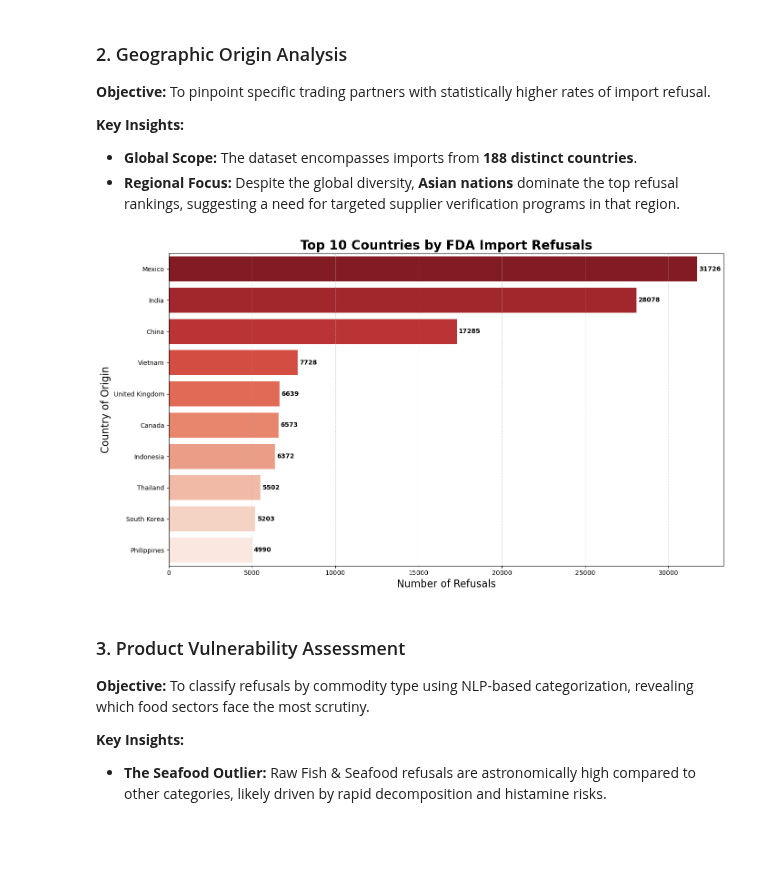
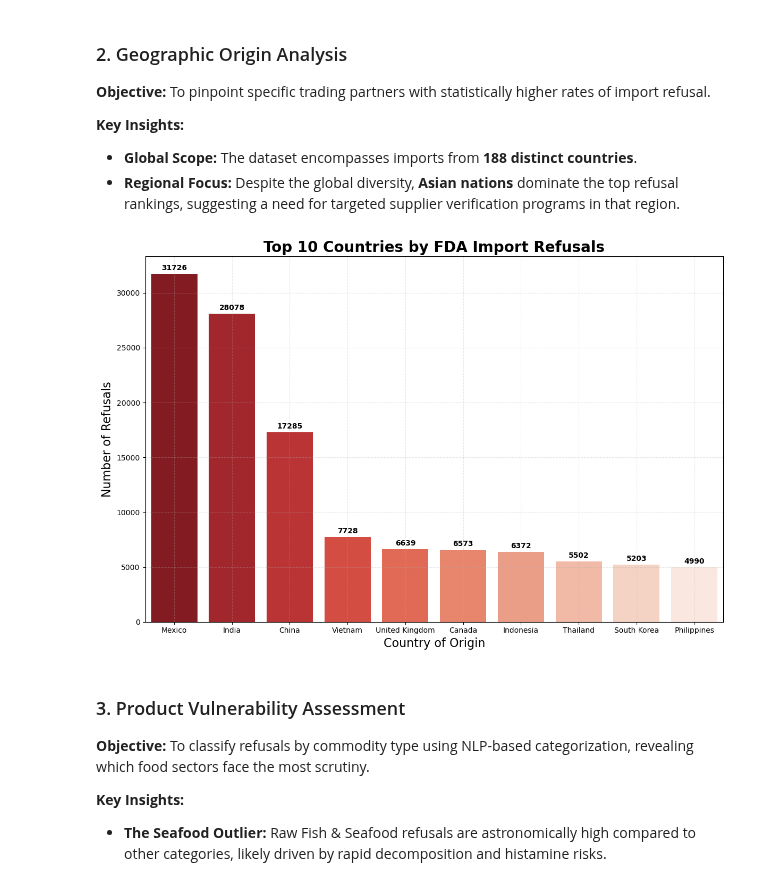
Before and after one commit to shafinahamed9/FDA-Import-Refusal-Audit, a Jupyter notebook: FDA_Import_Food_Refusals_Audit.ipynb, the cells around one changed output. Saved outputs shown, nothing was run; the diff lists cells and outputs as text; code cells hidden in the pictures; blank space fills up the shorter version.

```diff
--- a/FDA_Import_Food_Refusals_Audit.ipynb
+++ b/FDA_Import_Food_Refusals_Audit.ipynb
@@ -88,31 +88,31 @@ plt.show()
 # %%
 #Count Top 10 Countries
 country_count = df['Country'].value_counts().head(10)
 
-plt.figure(figsize=(14, 8))
+plt.figure(figsize=(12, 8))
 
 ax = sns.barplot(
-    x=country_count.values,
-    y=country_count.index,
+    x=country_count.index,
+    y=country_count.values,
     hue=country_count.index,
     palette='Reds_r',
     legend=False
 )
 
 #Add labels
 for container in ax.containers:
     ax.bar_label(container, padding=3, weight='bold')
 
 plt.title('Top 10 Countries by FDA Import Refusals', fontsize=20, weight='bold')
-plt.xlabel('Number of Refusals', fontsize=16) # Typo Fixed
-plt.ylabel('Country of Origin', fontsize=16)
-plt.grid(axis='x', linestyle='--', alpha=0.5)
+plt.xlabel('Country of Origin', fontsize=16) # Typo Fixed
+plt.ylabel('Number of Refusals', fontsize=16)
+plt.grid(axis='both', linestyle='--', alpha=0.3)
 
 plt.tight_layout()
 plt.savefig('Top_10_Countries_Refusals.png', dpi=300)
 plt.show()
 # %% [output]
-[figure, old version]
+[figure, new version]
 # %% [markdown]
 ### 3. Product Vulnerability Assessment
 **Objective:** To classify refusals by commodity type using NLP-based categorization, revealing which food sectors face the most scrutiny.
```
Also changed, not shown: parts of 2 cells of this notebook, 1 other file.
